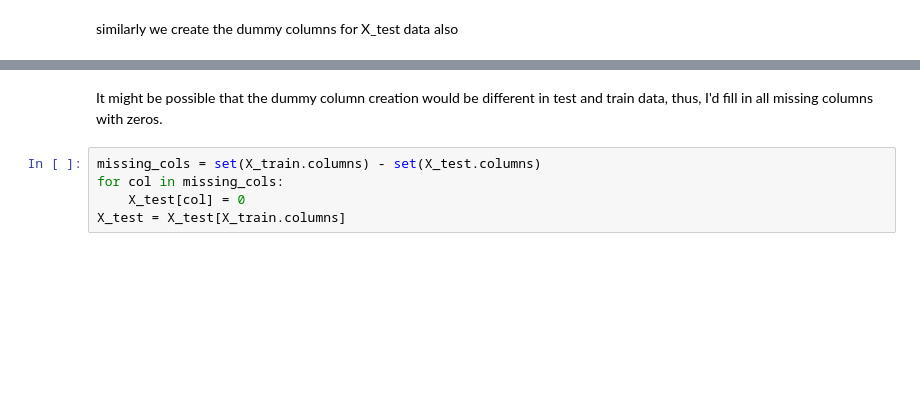
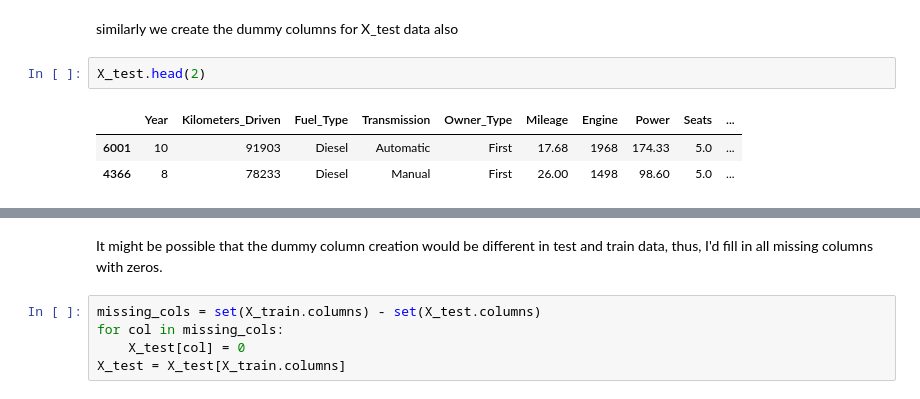
Before and after one commit to MsHegde-code/used-vehicle-price-prediction-data-science, a Jupyter notebook: usedCarPricePrediction.ipynb, the cells around one changed output, grey strips where cells are left out. Saved outputs shown, nothing was run; the diff lists cells and outputs as text; blank space fills up the shorter version.

```diff
--- a/usedCarPricePrediction.ipynb
+++ b/usedCarPricePrediction.ipynb
@@ -466,5 +490,11 @@ X_train.sample(5)
 # %% [markdown]
 similarly we create the dummy columns for X_test data also
+# %%
+X_test.head(2)
+# %% [output]
+|  | Year | Kilometers_Driven | Fuel_Type | Transmission | Owner_Type | Mileage | Engine | Power | Seats | ... |
+| 6001 | 10 | 91903 | Diesel | Automatic | First | 17.68 | 1968 | 174.33 | 5.0 | ... |
+| 4366 | 8 | 78233 | Diesel | Manual | First | 26.00 | 1498 | 98.60 | 5.0 | ... |
 # %%
 X_test = pd.get_dummies(X_test,
                          columns = ["Manufacturer", "Fuel_Type", "Transmission", "Owner_Type"],
```
Also changed, not shown: parts of 14 cells of this notebook.
